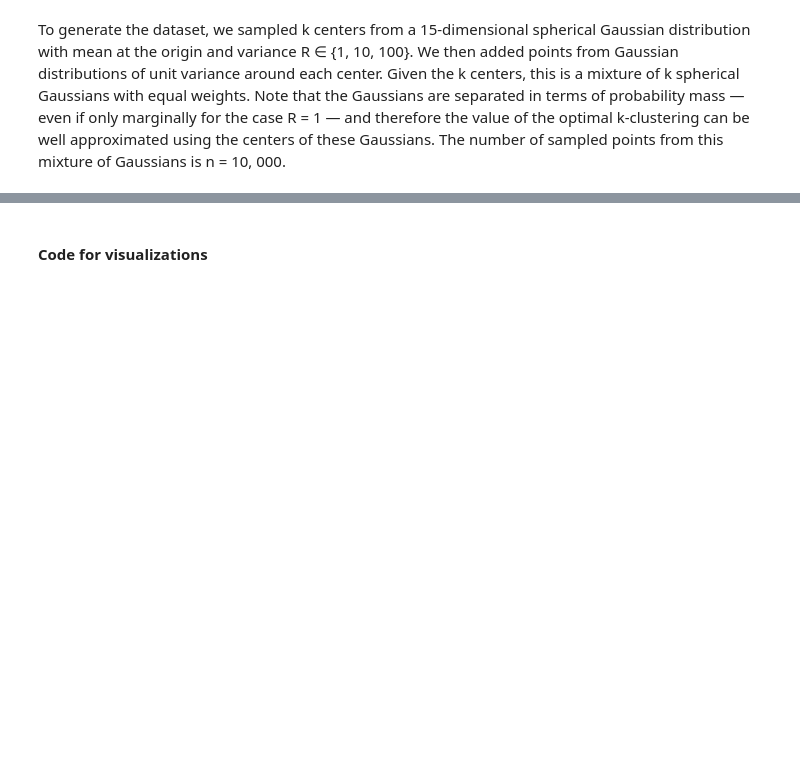
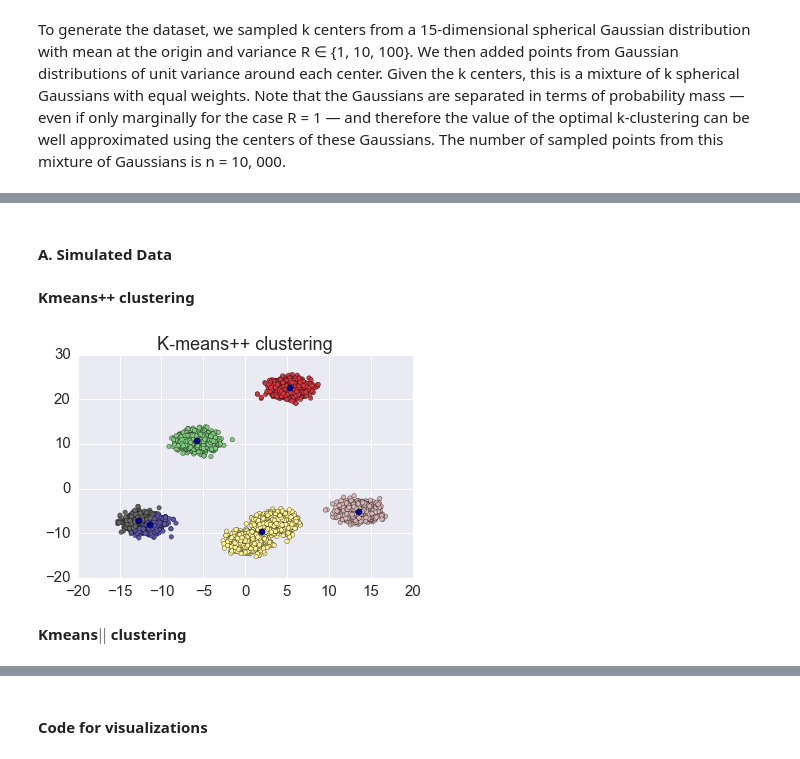
Before and after one commit to jeromemassot/Kmeans_Parallel, a Jupyter notebook: Parallelizing-K-means-Part-II.ipynb, the cells around one changed output, grey strips where cells are left out. Cells and saved outputs as stored; diff of their text form; code cells hidden in the pictures; blank space fills up the shorter version.

```diff
--- a/Parallelizing-K-means-Part-II.ipynb
+++ b/Parallelizing-K-means-Part-II.ipynb
@@ -130 +1123,3 @@ Gaussians is n = 10, 000.
+# %%
+sim_data_k6 = generate_data(k=6, var=100, dim=2, npoints=10000)
 # %% [markdown]
@@ -137,0 +1143,27 @@ ADD TEXT HERE
+# %% [markdown]
+#### A. Simulated Data
+# %%
+#parameters for all below algorithms
+k = 6
+l=k*2
+d = 2
+r = 1
+# %% [markdown]
+**Kmeans++ clustering**
+# %%
+sim_plus = kmeans(sim_data_k6, kmeansplusplus(sim_data_k6, k, d), k, d)
+# %%
+#subset x values and y values for plotting
+x_plus = sim_plus[0][:,0]
+y_plus = sim_plus[0][:,1]
+labels_plus = sim_plus[1]
+# %%
+plt.figure()
+plt.scatter(sim_data_k6[:,0], sim_data_k6[:,1], c=labels_plus, cmap='Accent')
+plt.scatter(x_plus, y_plus, s=40, marker="o", c="darkblue")
+plt.title("K-means++ clustering")
+pass
+# %% [output]
+[figure, added]
+# %% [markdown]
+**Kmeans$||$ clustering**
```
Also changed, not shown: parts of 104 cells of this notebook, 1 other file.
